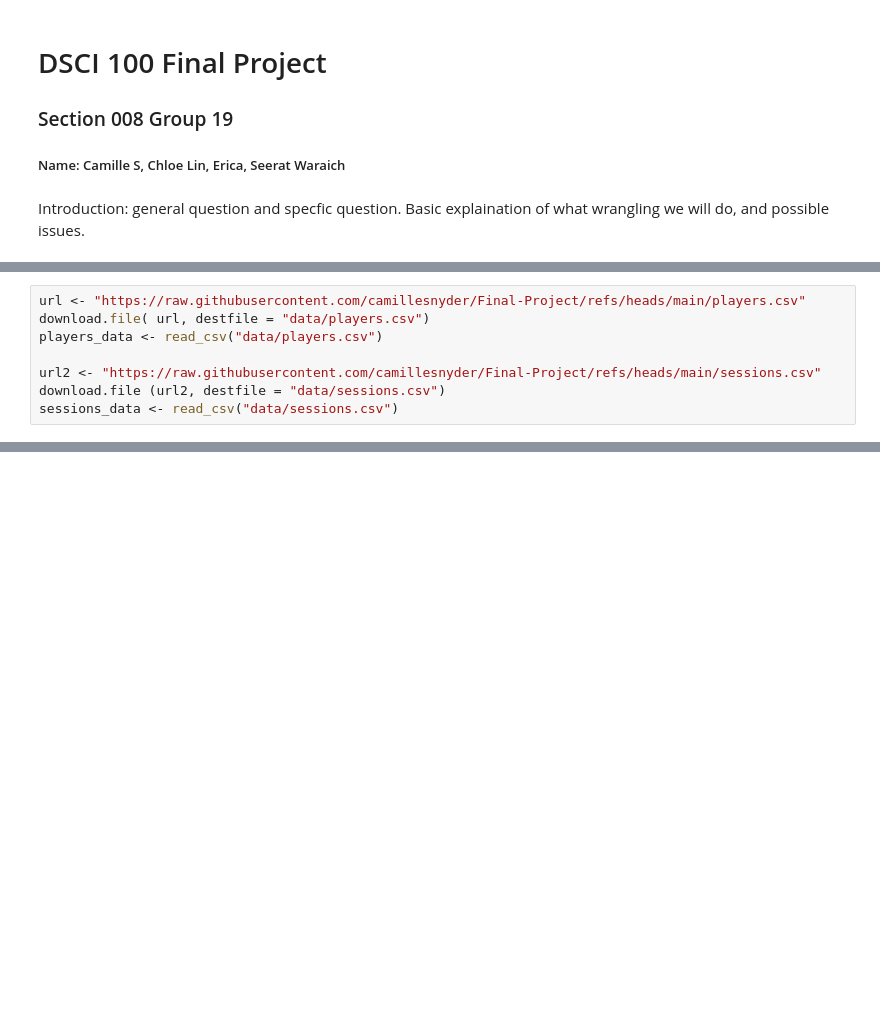
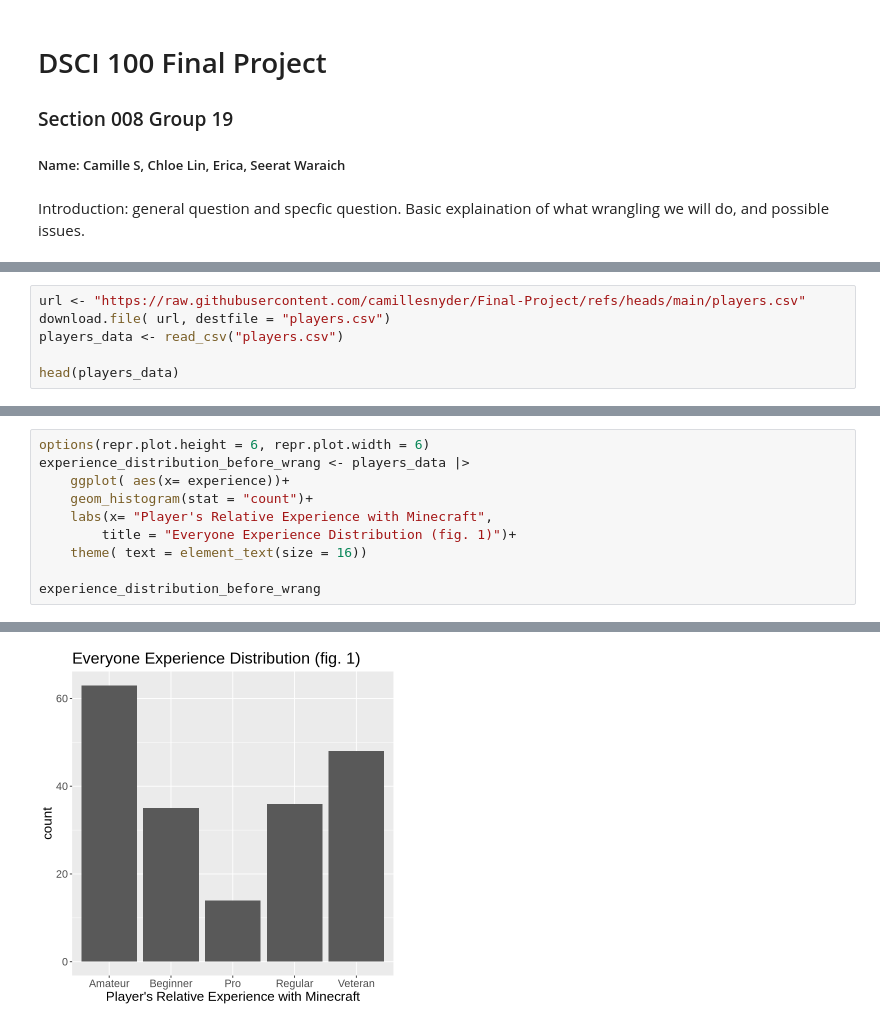
Before and after one commit to camillesnyder/Final-Project, a Jupyter notebook: Final-Project.ipynb, the cells around one changed output, grey strips where cells are left out. Saved outputs shown, nothing was run; the diff lists cells and outputs as text; blank space fills up the shorter version.

Commit message:
Basic code in every part

```diff
--- a/Final-Project.ipynb
+++ b/Final-Project.ipynb
@@ -30,11 +15,9 @@ library(tidymodels)
 # %%
 url <- "https://raw.githubusercontent.com/camillesnyder/Final-Project/refs/heads/main/players.csv"
-download.file( url, destfile = "data/players.csv")
-players_data <- read_csv("data/players.csv")
+download.file( url, destfile = "players.csv")
+players_data <- read_csv("players.csv")
 
-url2 <- "https://raw.githubusercontent.com/camillesnyder/Final-Project/refs/heads/main/sessions.csv"
-download.file (url2, destfile = "data/sessions.csv")
-sessions_data <- read_csv("data/sessions.csv")
+head(players_data)
 # %% [output]
 Rows: 196 Columns: 7
 ── Column specification ────────────────────────────────────────────────────────
@@ -55,0 +79,11 @@ dbl (2): original_start_time, original_end_time
+# %%
+options(repr.plot.height = 6, repr.plot.width = 6)
+experience_distribution_before_wrang <- players_data |>
+    ggplot( aes(x= experience))+
+    geom_histogram(stat = "count")+
+    labs(x= "Player's Relative Experience with Minecraft",
+        title = "Everyone Experience Distribution (fig. 1)")+
+    theme( text = element_text(size = 16))
+
+experience_distribution_before_wrang
+# %% [output]
@@ -55,0 +92 @@ dbl (2): original_start_time, original_end_time
+[figure, added]
```
Also changed, not shown: parts of 12 cells of this notebook.
